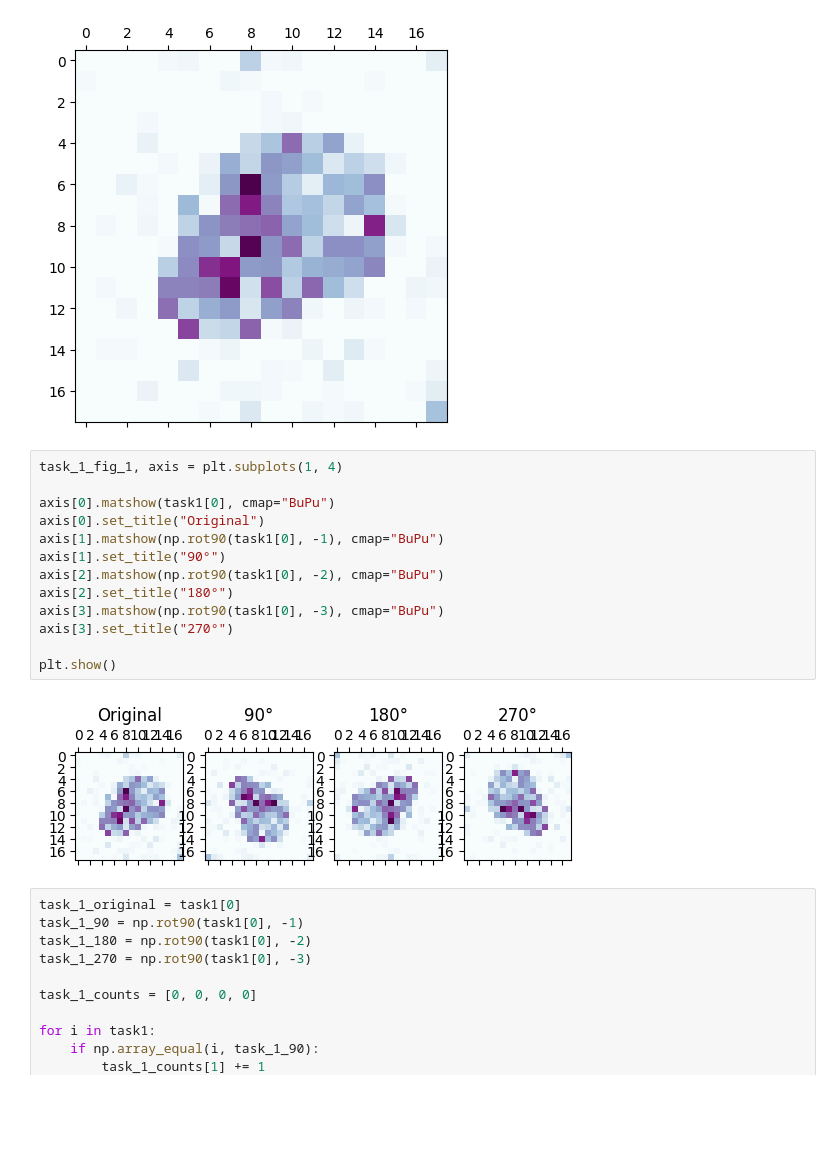
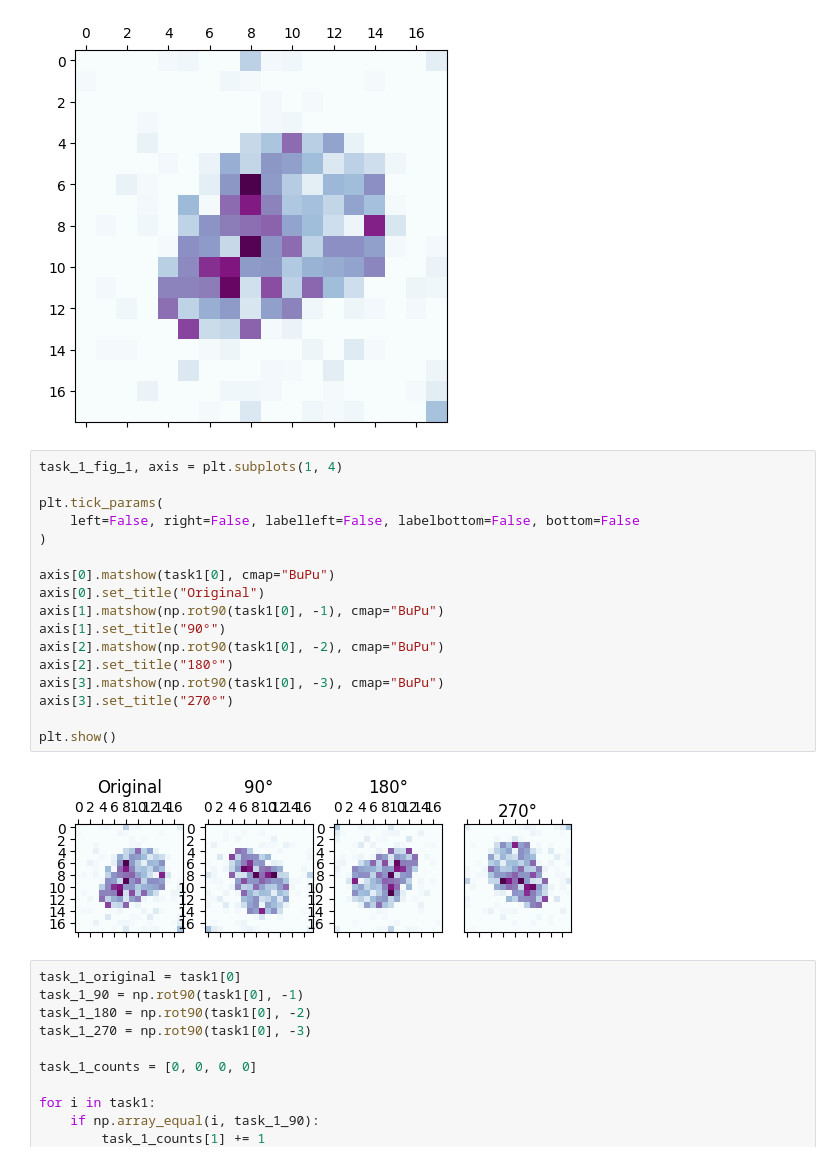
Before and after one commit to jtpotato/simc-2024, a Jupyter notebook: SIMC12_JMSS.ipynb, the cells around one changed output. Cells and saved outputs as stored; diff of their text form; blank space fills up the shorter version.

```diff
--- a/SIMC12_JMSS.ipynb
+++ b/SIMC12_JMSS.ipynb
@@ -44,19 +29,23 @@ plt.matshow(task1[0], cmap="BuPu")
 [figure]
 # %%
 task_1_fig_1, axis = plt.subplots(1, 4)
+
+plt.tick_params(
+    left=False, right=False, labelleft=False, labelbottom=False, bottom=False
+)
 
 axis[0].matshow(task1[0], cmap="BuPu")
 axis[0].set_title("Original")
 axis[1].matshow(np.rot90(task1[0], -1), cmap="BuPu")
 axis[1].set_title("90°")
 axis[2].matshow(np.rot90(task1[0], -2), cmap="BuPu")
 axis[2].set_title("180°")
 axis[3].matshow(np.rot90(task1[0], -3), cmap="BuPu")
 axis[3].set_title("270°")
 
 plt.show()
 # %% [output]
-[figure, old version]
+[figure, new version]
 # %%
 task_1_original = task1[0]
 task_1_90 = np.rot90(task1[0], -1)
```
Also changed, not shown: parts of 24 cells of this notebook.
